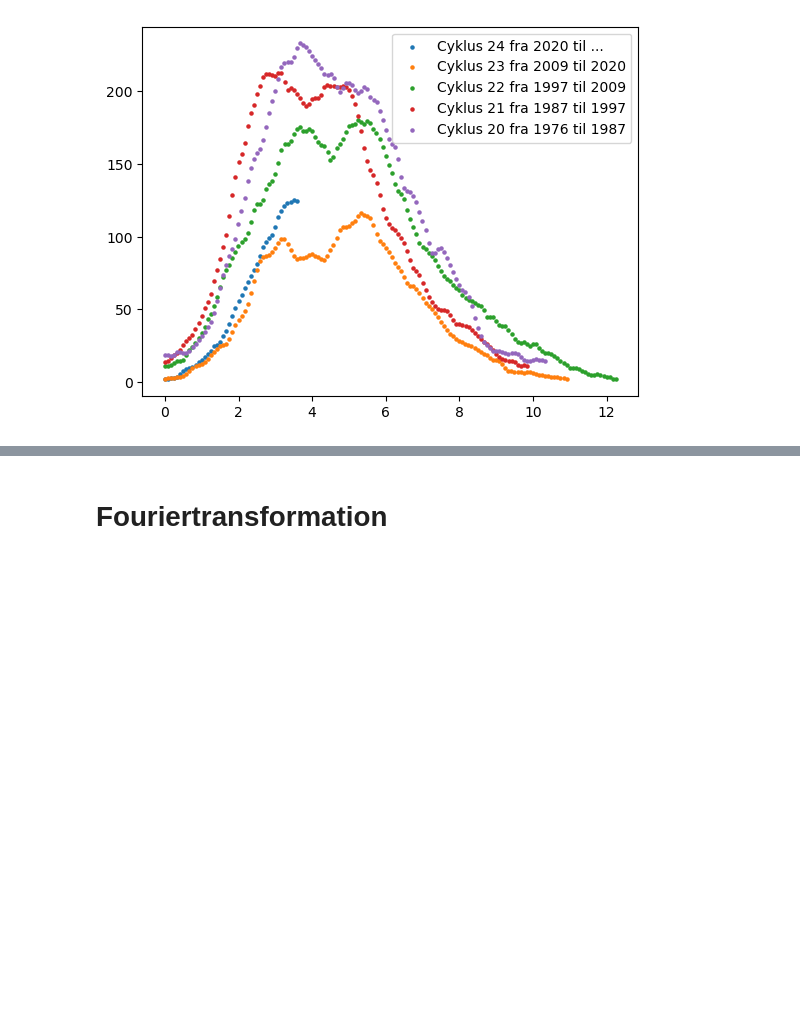
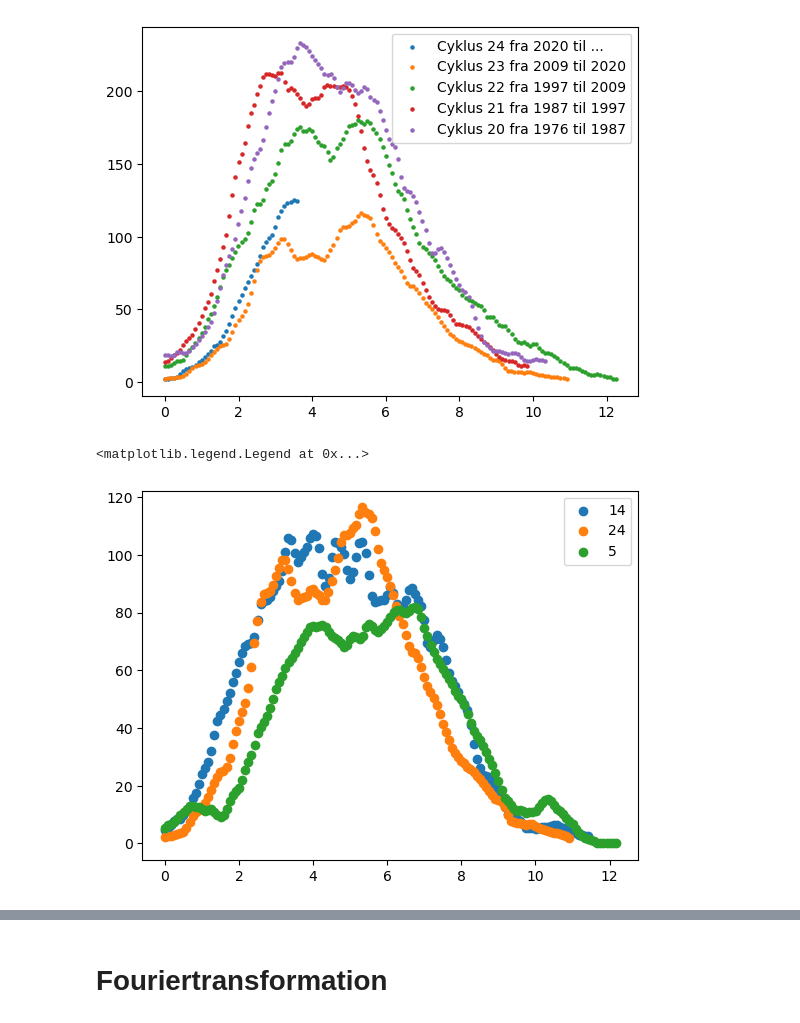
Before and after one commit to Focus9752/Solpletter_projekt, a Jupyter notebook: ok/Solpletanalyse.ipynb, the cells around one changed output, grey strips where cells are left out. Saved outputs shown, nothing was run; the diff lists cells and outputs as text; code cells hidden in the pictures; blank space fills up the shorter version.

```diff
--- a/ok/Solpletanalyse.ipynb
+++ b/ok/Solpletanalyse.ipynb
@@ -194,3 +194,15 @@ plt.legend()
 # %% [output]
 <matplotlib.legend.Legend at 0x...>
 [figure]
+# %%
+
+plt.scatter(Cykler[13][0]-Cykler[13][0][0],Cykler[13][1], label='14')
+
+plt.scatter(Cykler[23][0]-Cykler[23][0][0],Cykler[23][1], label='24')
+
+plt.scatter(Cykler[4][0]-Cykler[4][0][0],Cykler[4][1], label='5')
+
+plt.legend()
+# %% [output]
+<matplotlib.legend.Legend at 0x...>
+[figure, added]
```
Also changed, not shown: parts of 1 cell of this notebook.
